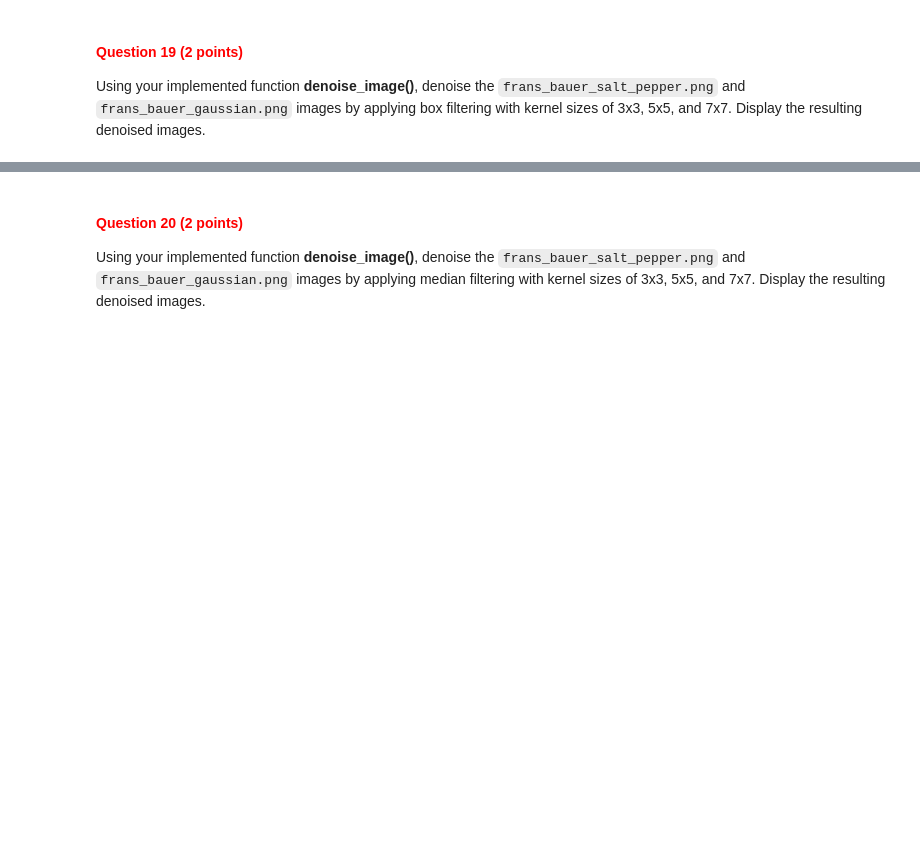
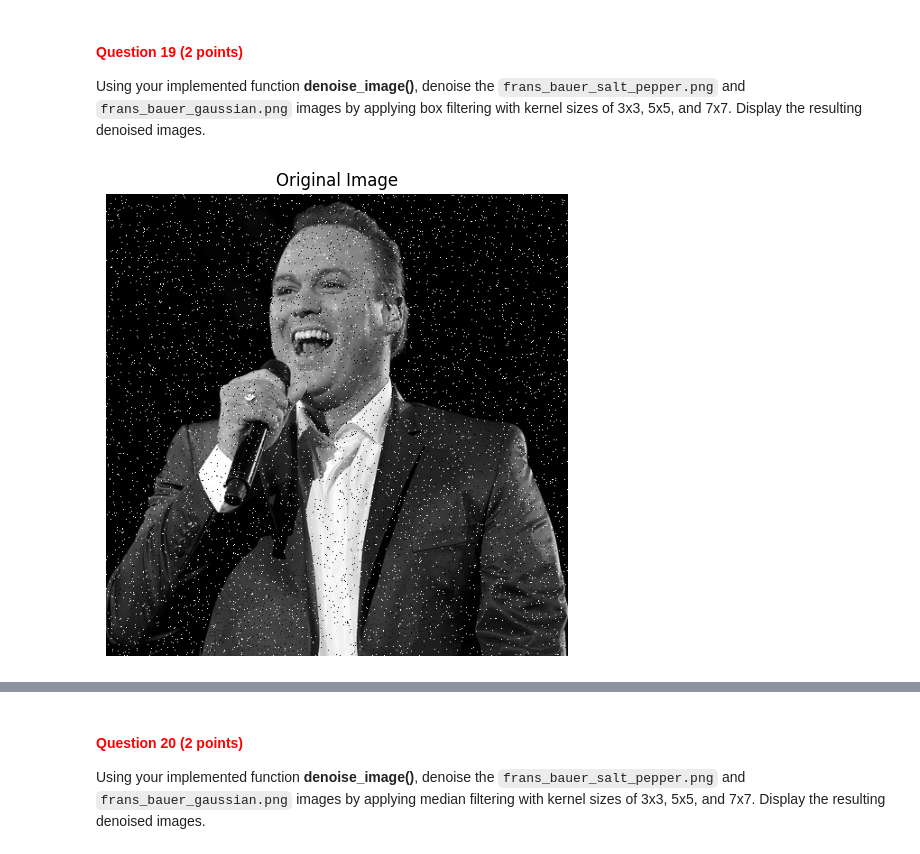
Before and after one commit to ipantelidis/cv1-lab-2, a Jupyter notebook: cv1-lab-2.ipynb, the cells around one changed output, grey strips where cells are left out. Cells and saved outputs as stored; diff of their text form; code cells hidden in the pictures; blank space fills up the shorter version.

```diff
--- a/cv1-lab-2.ipynb
+++ b/cv1-lab-2.ipynb
@@ -706,0 +740,19 @@ Using your implemented function **denoise_image()**, denoise the `frans_bauer_sa
+# %%
+# we load the images as numpy floats
+s_and_p = cv2.imread("./images/frans_bauer_salt_pepper.png").astype(np.float32)
+gaussian = cv2.imread("./images/frans_bauer_gaussian.png").astype(np.float32)
+
+kernels = [3, 5, 7] #the evaluated kernel sizes
+
+
+# Load the original image (grayscale)
+original_img = cv2.imread('./images/frans_bauer_salt_pepper.png', cv2.IMREAD_GRAYSCALE)
+
+# Display inline
+plt.figure(figsize=(6,6))
+plt.imshow(original_img, cmap='gray', vmin=0, vmax=255)
+plt.title("Original Image")
+plt.axis('off')
+plt.show()
+# %% [output]
+[figure, added]
```
Also changed, not shown: parts of 26 cells of this notebook, 1 other file.
